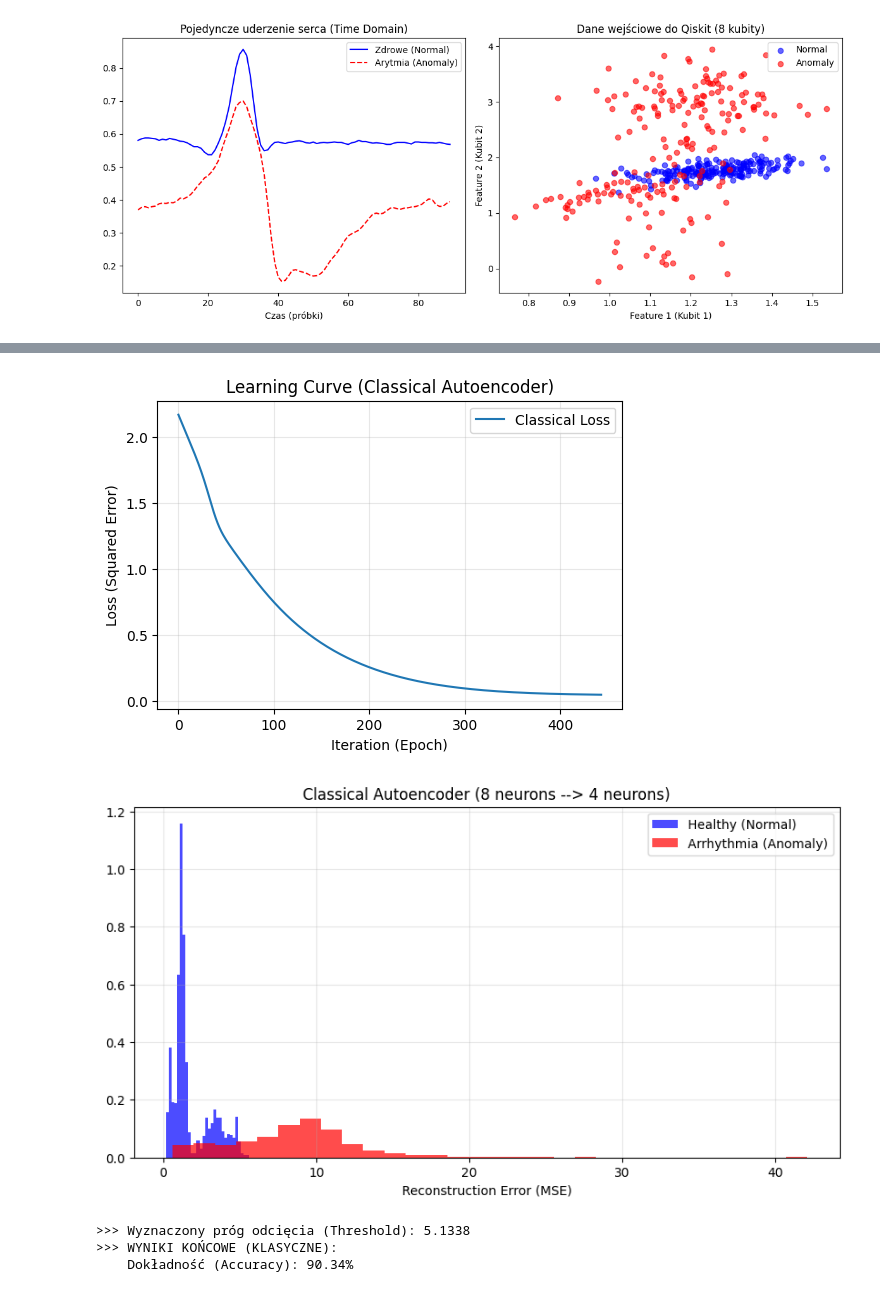
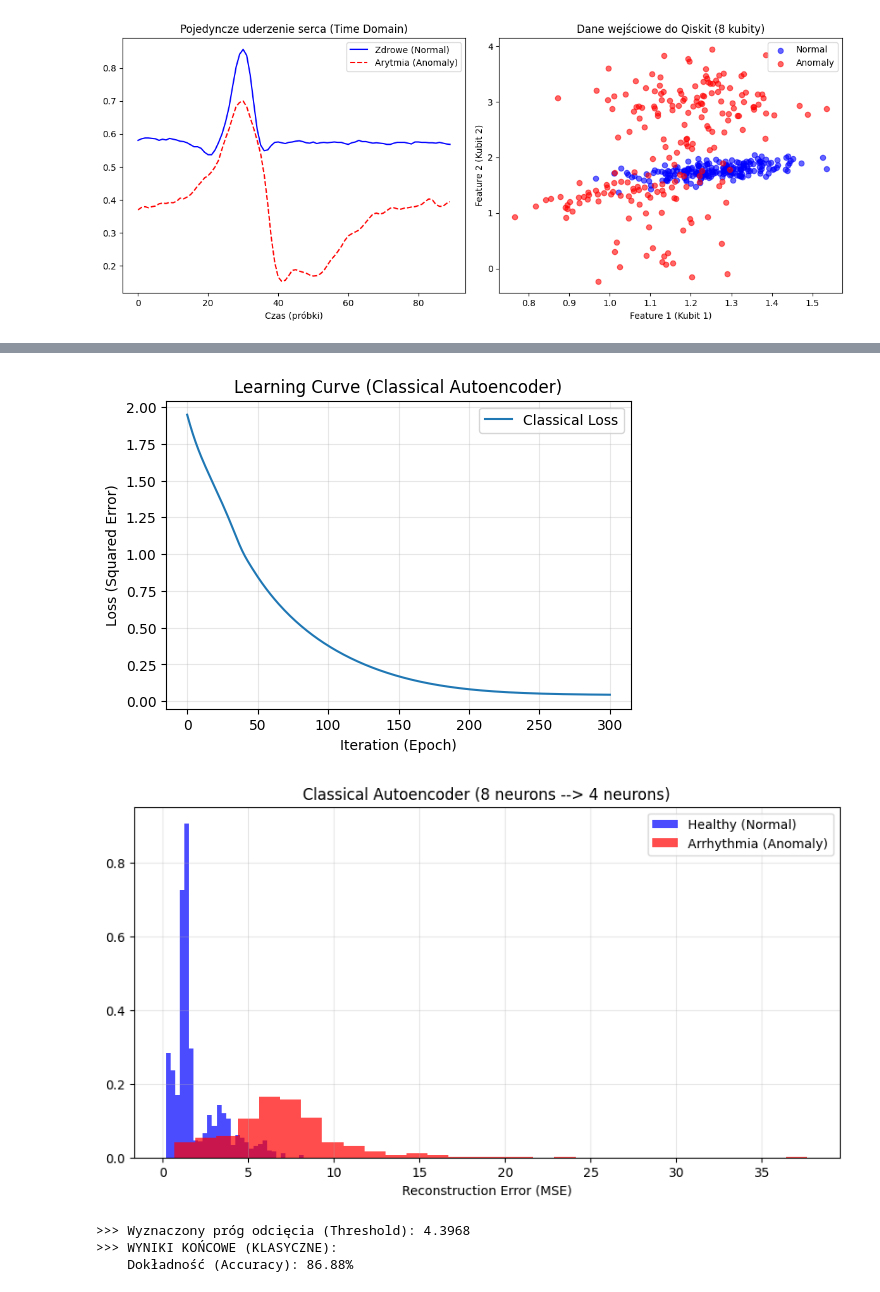
Before and after one commit to marcelbiezunski/quantum_ecg_autoencoder, a Jupyter notebook: autoencoder_baseline_4vs2latentneurons.ipynb, the cells around one changed output, grey strips where cells are left out. Saved outputs shown, nothing was run; the diff lists cells and outputs as text; code cells hidden in the pictures.

```diff
--- a/autoencoder_baseline.ipynb
+++ b/autoencoder_baseline_4vs2latentneurons.ipynb
@@ -233,14 +233,14 @@ GOTOWE! Możesz teraz uruchomić skrypt z Qiskit.
 >>> Generowanie wykresu kontrolnego...
 [figure]
 # %%
-# --- KONFIGURACJA (Taka sama jak w Quantum) ---
-INPUT_DIM = 8       # Odpowiednik 8 kubitów
-HIDDEN_DIM = 2      # Odpowiednik kompresji
-LIMIT_SAMPLES = 600 # Zmień na 100, 300, 600 w kolejnych testach
+# --- CONFIGURATION (Same as in Quantum) ---
+INPUT_DIM = 8       # Equivalent to 8 qubits
+HIDDEN_DIM = 4      # Compression equivalent
+LIMIT_SAMPLES = 600 # Change to 100, 300, 600 in subsequent tests
 
 print(f">>> START: KLASYCZNY AUTOENKODER (Input: {INPUT_DIM} -> Hidden: {HIDDEN_DIM} -> Output: {INPUT_DIM})")
 
-# 1. Wczytanie danych
+# 1. Loading Data
 try:
     train_data = np.load('train_data.npy')[:LIMIT_SAMPLES]
     test_normal = np.load('test_normal.npy')
@@ -252,10 +252,10 @@ except FileNotFoundError:
 print(f"    Trening na: {len(train_data)} próbkach")
 print(f"    Dane treningowe: {train_data.shape}")
 
-# 2. Model Klasyczny (MLP)
-# Architektura: Wejście(8) -> Ukryta(4) -> Wyjście(8)
-# activation='tanh' jest najbardziej zbliżona do bramek kwantowych (zakres -1 do 1)
-# solver='adam' to ten sam optimizer co w lepszych sieciach
+# 2. Classical Model (MLP)
+# Architecture: Input(8) -> Hidden(4) -> Output(8)
+# 'tanh' activation is closest to quantum gates (-1 to 1 range)
+# 'adam' solver matches the optimizer used in deep networks
 autoencoder = MLPRegressor(
     hidden_layer_sizes=(HIDDEN_DIM,),
     activation='tanh',
@@ -264,14 +264,14 @@ autoencoder = MLPRegressor(
     random_state=42
 )
 
-# 3. Trening (X -> X)
-# W autoenkoderze wejście (X) jest też celem (Y). Sieć ma odtworzyć to, co dostała.
+# 3. Training (X -> X)
+# In an autoencoder, input (X) is also the target (Y). The network must reconstruct the input.
 print(">>> Trenowanie sieci neuronowej...")
 autoencoder.fit(train_data, train_data)
 print("    Trening zakończony.")
 print(f"    Końcowy Loss: {autoencoder.loss_curve_[-1]:.6f}")
 
-# WIZUALIZACJA PROCESU UCZENIA (LOSS)
+# TRAINING PROCESS VISUALIZATION (LOSS)
 plt.figure(figsize=(6, 4))
 plt.plot(autoencoder.loss_curve_, label='Classical Loss')
 plt.title("Learning Curve (Classical Autoencoder)")
@@ -279,19 +279,19 @@ plt.xlabel("Iteration (Epoch)")
 plt.ylabel("Loss (Squared Error)")
 plt.grid(alpha=0.3)
 plt.legend()
-plt.savefig(f"classical_loss_{LIMIT_SAMPLES}.png")
+plt.savefig(f"result_images/classical_loss_{HIDDEN_DIM}latent.png")
 
-# 4. Ewaluacja (Liczymy błąd rekonstrukcji: MSE)
+# 4. Evaluation (Compute reconstruction error: MSE)
 def get_reconstruction_error(data):
     predictions = autoencoder.predict(data)
-    # Błąd to średnia kwadratów różnic między wejściem a wyjściem
+    # Error is the mean of squared differences between input and output
     mse = np.mean(np.power(data - predictions, 2), axis=1)
     return mse
 
 mse_normal = get_reconstruction_error(test_normal)
 mse_anomaly = get_reconstruction_error(test_anomaly)
 
-# 5. Wizualizacja Histogramu (Porównaj to z wykresem z IBM!)
+# 5. Histogram visualization (Compare with IBM plot!)
 plt.figure(figsize=(10, 5))
 plt.hist(mse_normal, bins=30, alpha=0.7, color='blue', label='Healthy (Normal)', density=True)
 plt.hist(mse_anomaly, bins=30, alpha=0.7, color='red', label='Arrhythmia (Anomaly)', density=True)
@@ -299,24 +299,24 @@ plt.title(f"Classical Autoencoder (8 neurons --> 4 neurons)")
 plt.xlabel("Reconstruction Error (MSE)")
 plt.legend()
 plt.grid(alpha=0.3)
-plt.savefig("classical_histogram.png")
+plt.savefig(f"result_images/classical_histogram_{HIDDEN_DIM}latent.png")
 plt.show()
 
 # ==========================================
-# 6. OBLICZANIE ACCURACY (Klasyfikacja)
+# 6. CALCULATING ACCURACY (Classification)
 # ==========================================
-# Musimy znaleźć próg (Threshold), który najlepiej oddziela górki
-# W klasyce ZAZWYCZAJ arytmia ma WIĘKSZY błąd (po prawej)
+# We need to find the threshold that best separates the peaks
+# In classical models, arrhythmia USUALLY has a LARGER error (on the right)
 
-# Automatyczne szukanie progu (średnia między średnimi obu rozkładów)
+# Automatic threshold search (mean between the means of both distributions)
 threshold = (np.mean(mse_normal) + np.mean(mse_anomaly)) / 2
 print(f"\n>>> Wyznaczony próg odcięcia (Threshold): {threshold:.4f}")
 
-# Klasyfikacja:
-# 0 = Zdrowe (Błąd < Threshold)
-# 1 = Arytmia (Błąd > Threshold)
-# UWAGA: Tutaj logika jest "normalna" (duży błąd = choroba).
-# W kwantowym miałeś "inwersję". Tutaj pewnie jej nie będzie.
+# Classification:
+# 0 = Healthy (Error < Threshold)
+# 1 = Arrhythmia (Error > Threshold)
+# NOTE: Here logic is "normal" (large error = disease).
+# In quantum you can have "inversion". Here it likely won't be present.
 
 y_pred_norm = [1 if e > threshold else 0 for e in mse_normal]
 y_pred_anom = [1 if e > threshold else 0 for e in mse_anomaly]
@@ -330,13 +330,13 @@ cm = confusion_matrix(y_true, y_pred)
 print(f">>> WYNIKI KOŃCOWE (KLASYCZNE):")
 print(f"    Dokładność (Accuracy): {acc:.2%}")
 
-# Macierz Pomyłek
+# Confusion Matrix
 plt.figure(figsize=(5, 4))
 sns.heatmap(cm, annot=True, fmt='d', cmap='Greens', cbar=False,
             xticklabels=['Prediction: Healthy', 'Prediction: Arrhythmia'],
             yticklabels=['Actual: Healthy', 'Actual: Arrhythmia'])
 plt.title(f'Classical Confusion Matrix\nAcc: {acc:.1%}')
 plt.tight_layout()
-plt.savefig("classical_confusion_matrix.png")
+plt.savefig(f"result_images/classical_confusion_matrix_{HIDDEN_DIM}latent.png")
 plt.show()
 # %% [output]
@@ -349,5 +349,5 @@ plt.show()
-[figure, old version]
+[figure, new version]
-[figure, old version]
+[figure, new version]
->>> Wyznaczony próg odcięcia (Threshold): 5.1338
+>>> Wyznaczony próg odcięcia (Threshold): 4.3968
 >>> WYNIKI KOŃCOWE (KLASYCZNE):
-    Dokładność (Accuracy): 90.34%
+    Dokładność (Accuracy): 86.88%
```
Also changed, not shown: parts of 7 cells of this notebook, 25 other files.
